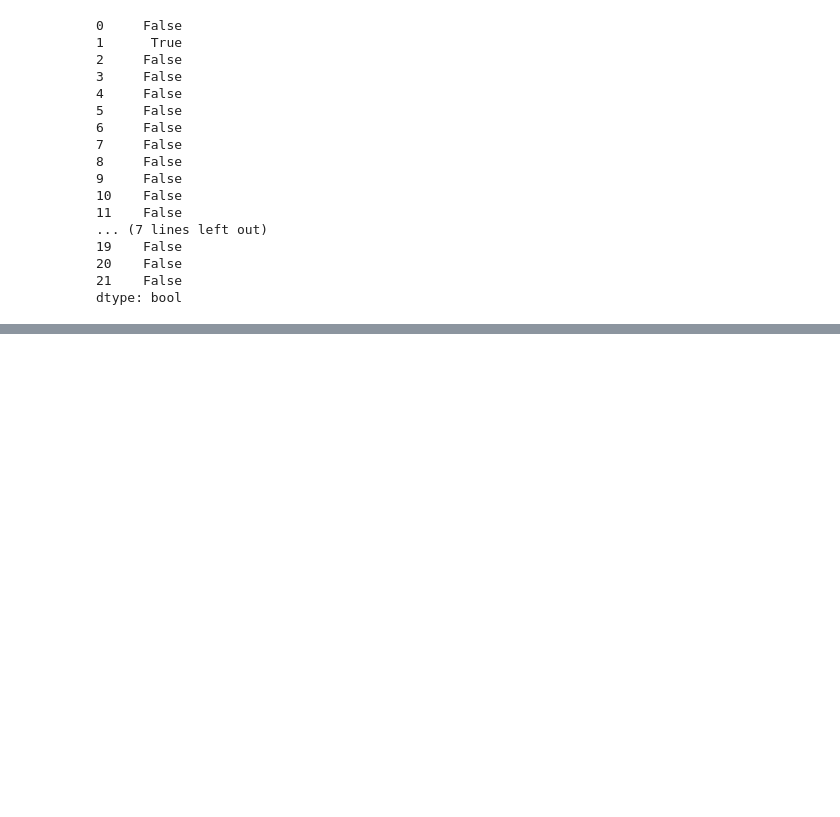
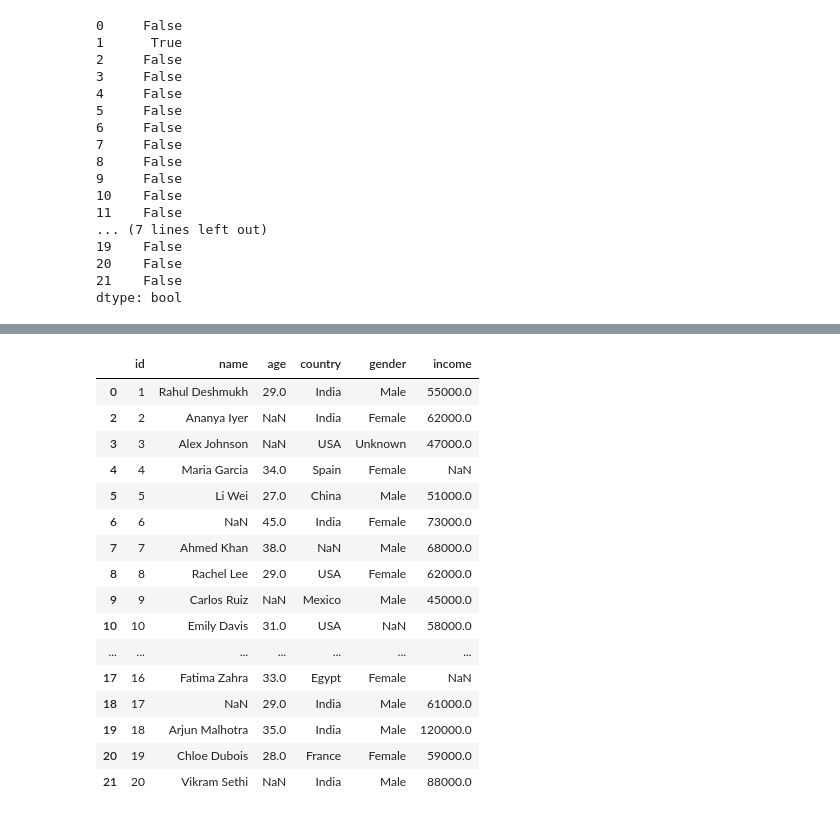
Before and after one commit to Sonu64/Prime_AI_ML, a Jupyter notebook: Module_12_Pandas_01/pandas.ipynb, the cells around one changed output, grey strips where cells are left out. Cells and saved outputs as stored; diff of their text form; code cells hidden in the pictures; blank space fills up the shorter version.

Commit message:
Learnt Handling Duplicate Values in Pandas using .duplicated() and drop_duplicates().

```diff
--- a/Module_12_Pandas_01/pandas.ipynb
+++ b/Module_12_Pandas_01/pandas.ipynb
@@ -644,0 +665,24 @@ dtype: bool
+# %%
+c1 = copy.drop_duplicates().copy() # 🧠 MORE USED, MORE IMPORTANT !
+# keep=False marks EVERY occurrence of a duplicate as something to be dropped.
+c2 = copy.drop_duplicates(subset=['age', 'country'], keep=False).copy() # 💡 Not too important
+# %%
+c1
+# %% [output]
+|  | id | name | age | country | gender | income |
+| 0 | 1 | Rahul Deshmukh | 29.0 | India | Male | 55000.0 |
+| 2 | 2 | Ananya Iyer | NaN | India | Female | 62000.0 |
+| 3 | 3 | Alex Johnson | NaN | USA | Unknown | 47000.0 |
+| 4 | 4 | Maria Garcia | 34.0 | Spain | Female | NaN |
+| 5 | 5 | Li Wei | 27.0 | China | Male | 51000.0 |
+| 6 | 6 | NaN | 45.0 | India | Female | 73000.0 |
+| 7 | 7 | Ahmed Khan | 38.0 | NaN | Male | 68000.0 |
+| 8 | 8 | Rachel Lee | 29.0 | USA | Female | 62000.0 |
+| 9 | 9 | Carlos Ruiz | NaN | Mexico | Male | 45000.0 |
+| 10 | 10 | Emily Davis | 31.0 | USA | NaN | 58000.0 |
+| ... | ... | ... | ... | ... | ... | ... |
+| 17 | 16 | Fatima Zahra | 33.0 | Egypt | Female | NaN |
+| 18 | 17 | NaN | 29.0 | India | Male | 61000.0 |
+| 19 | 18 | Arjun Malhotra | 35.0 | India | Male | 120000.0 |
+| 20 | 19 | Chloe Dubois | 28.0 | France | Female | 59000.0 |
+| 21 | 20 | Vikram Sethi | NaN | India | Male | 88000.0 |
```
Also changed, not shown: parts of 2 cells of this notebook.
